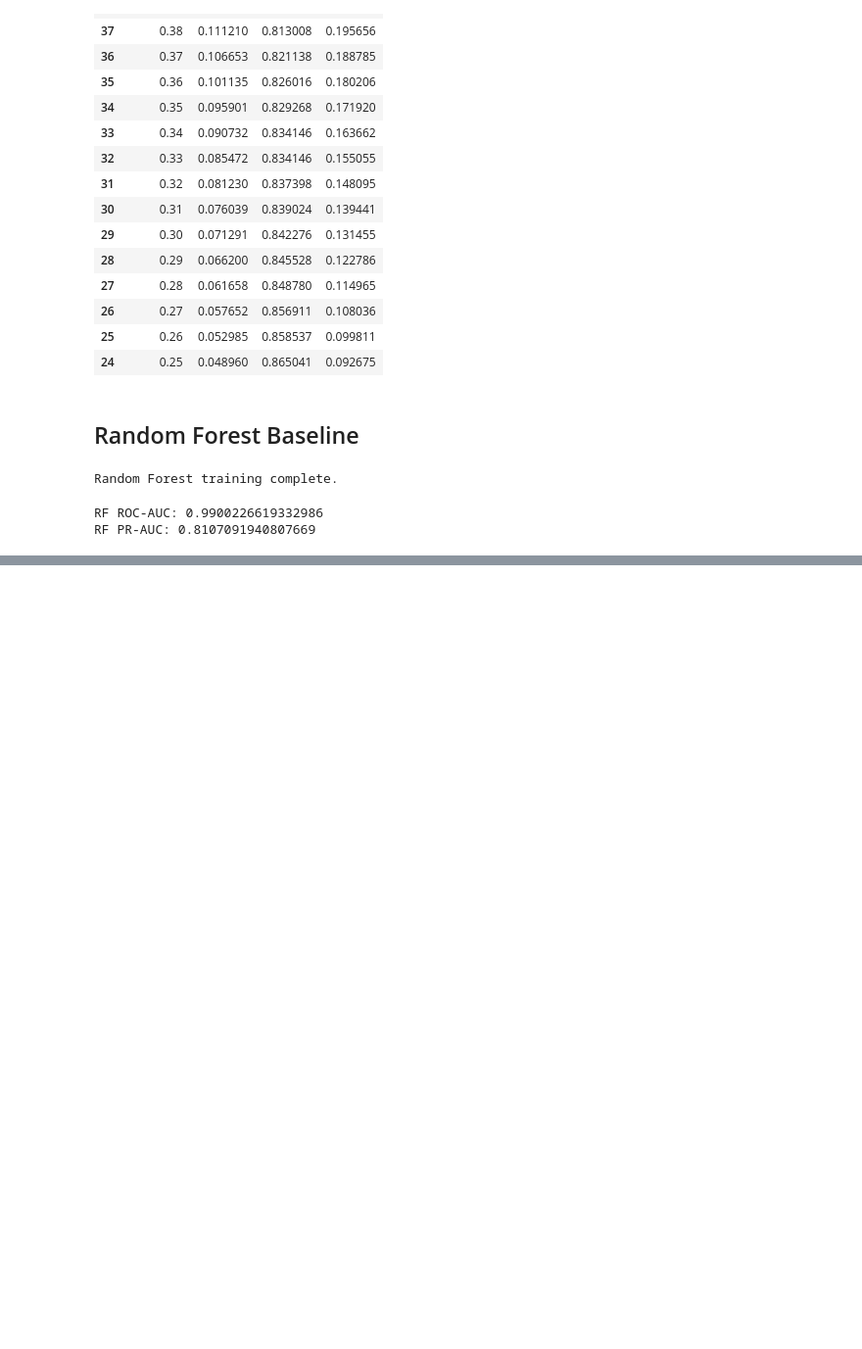
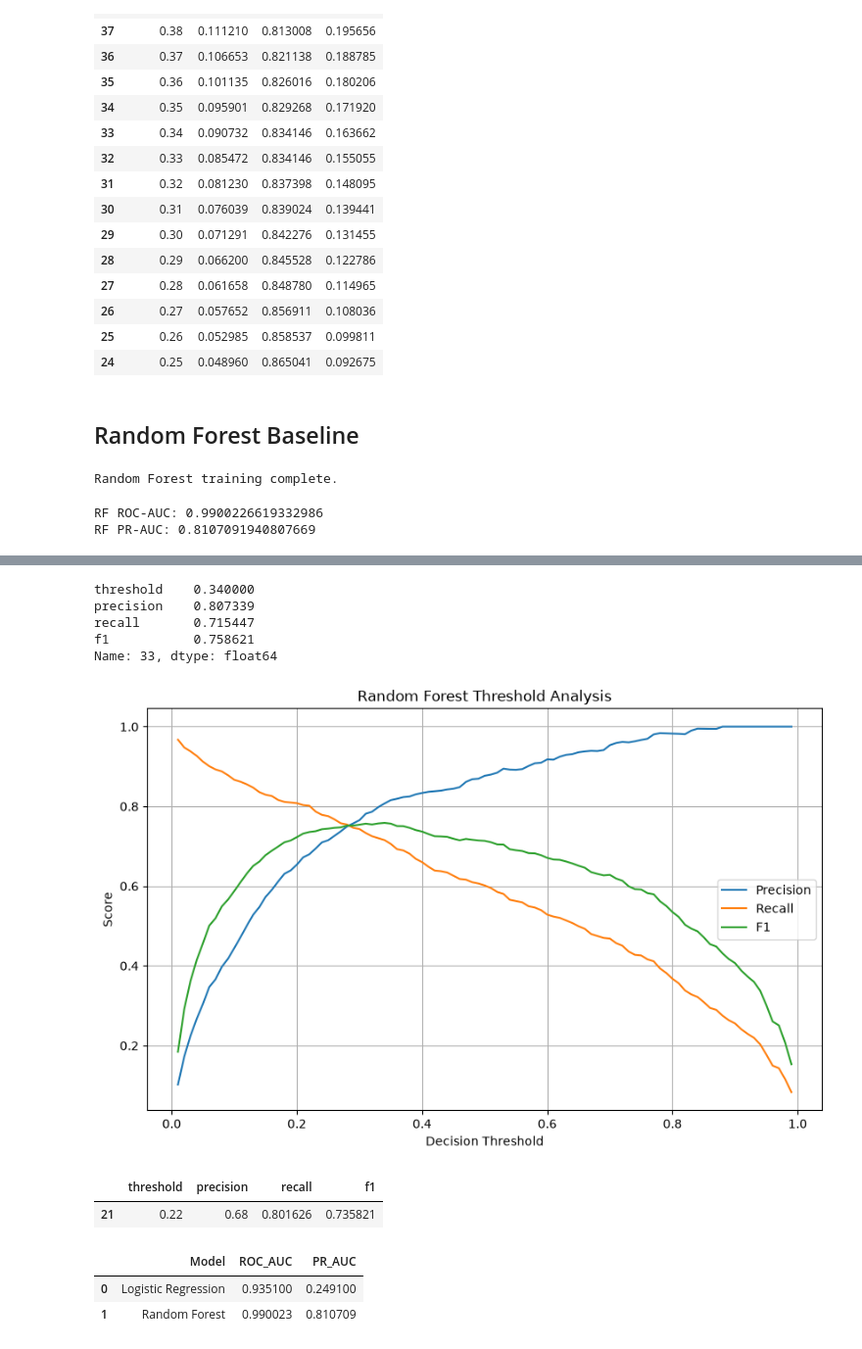
Before and after one commit to laraib275/AURA-Fraud-Intelligence, a Jupyter notebook: notebooks/04_baseline_models.ipynb, the cells around one changed output, grey strips where cells are left out. Shown at 98% size. Cells and saved outputs as stored; diff of their text form; code cells hidden in the pictures; blank space fills up the shorter version.

Commit message:
Complete fraud model evaluation

```diff
--- a/notebooks/04_baseline_models.ipynb
+++ b/notebooks/04_baseline_models.ipynb
@@ -546,3 +535,9 @@ print("RF PR-AUC:",
 # %% [output]
 RF ROC-AUC: 0.9900226619332986
 RF PR-AUC: 0.8107091940807669
+# %%
+rf_val_prob = rf_pipeline.predict_proba(X_val)[:, 1]
+
+print("RF validation probabilities generated.")
+print("Minimum:", rf_val_prob.min())
+print("Maximum:", rf_val_prob.max())
@@ -548,0 +627,73 @@ RF PR-AUC: 0.8107091940807669
+# %%
+rf_best_f1 = rf_threshold_df.loc[
+    rf_threshold_df["f1"].idxmax()
+]
+
+rf_best_f1
+# %% [output]
+threshold    0.340000
+precision    0.807339
+recall       0.715447
+f1           0.758621
+Name: 33, dtype: float64
+# %%
+plt.figure(figsize=(10, 6))
+
+plt.plot(
+    rf_threshold_df["threshold"],
+    rf_threshold_df["precision"],
+    label="Precision"
+)
+
+plt.plot(
+    rf_threshold_df["threshold"],
+    rf_threshold_df["recall"],
+    label="Recall"
+)
+
+plt.plot(
+    rf_threshold_df["threshold"],
+    rf_threshold_df["f1"],
+    label="F1"
+)
+
+plt.xlabel("Decision Threshold")
+plt.ylabel("Score")
+plt.title("Random Forest Threshold Analysis")
+plt.legend()
+plt.grid(True)
+plt.show()
+# %% [output]
+[figure, added]
+# %%
+rf_80 = (
+    rf_threshold_df[rf_threshold_df["recall"] >= 0.80]
+    .sort_values("precision", ascending=False)
+    .head(1)
+)
+
+rf_80
+# %% [output]
+|  | threshold | precision | recall | f1 |
+| 21 | 0.22 | 0.68 | 0.801626 | 0.735821 |
+# %%
+model_comparison = pd.DataFrame({
+    "Model": [
+        "Logistic Regression",
+        "Random Forest"
+    ],
+    "ROC_AUC": [
+        0.9351,
+        roc_auc_score(y_val, rf_val_prob)
+    ],
+    "PR_AUC": [
+        0.2491,
+        average_precision_score(y_val, rf_val_prob)
+    ]
+})
+
+model_comparison
+# %% [output]
+|  | Model | ROC_AUC | PR_AUC |
+| 0 | Logistic Regression | 0.935100 | 0.249100 |
+| 1 | Random Forest | 0.990023 | 0.810709 |
```
Also changed, not shown: parts of 20 cells of this notebook.
